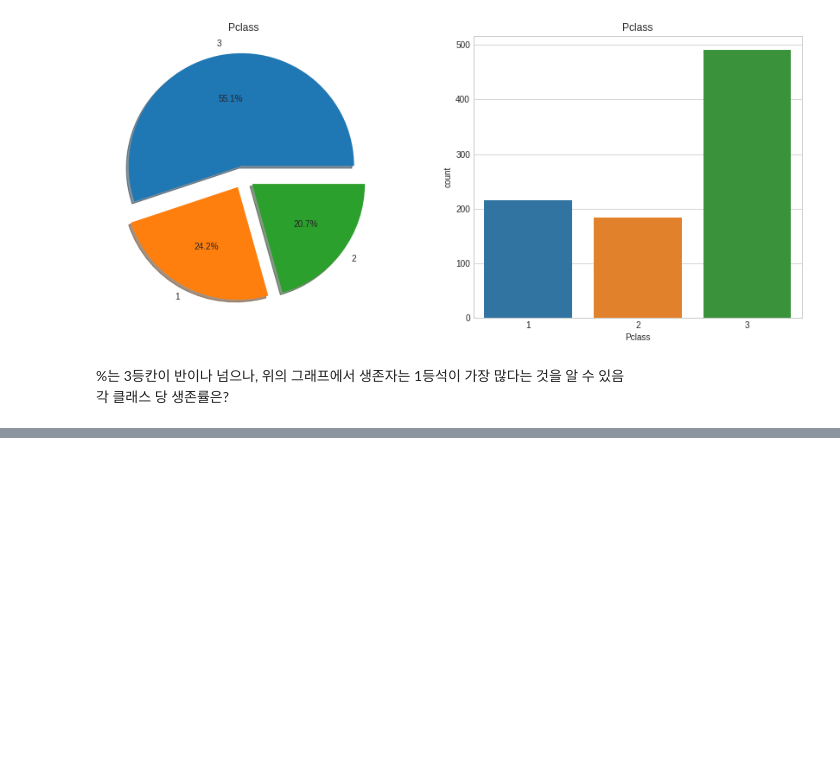
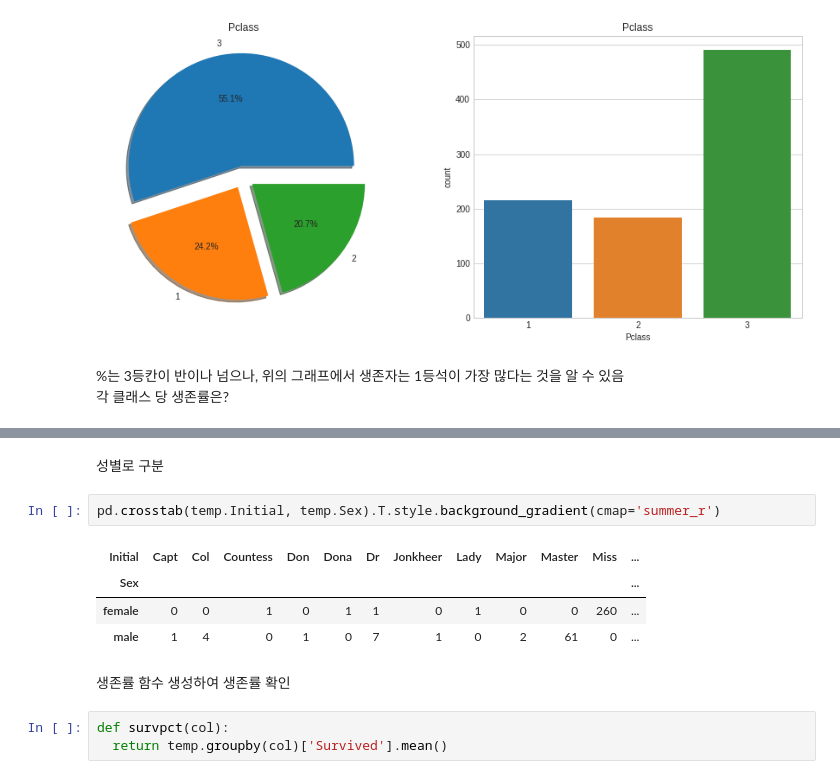
Before and after one commit to wonyoung-ji/statistics, a Jupyter notebook: kaggle/kaggle_titanic.ipynb, the cells around one changed output, grey strips where cells are left out. Cells and saved outputs as stored; diff of their text form; blank space fills up the shorter version.

```diff
--- a/kaggle/kaggle_titanic.ipynb
+++ b/kaggle/kaggle_titanic.ipynb
@@ -534,0 +588,14 @@ piecount('Pclass')
+# %% [markdown]
+성별로 구분
+# %%
+pd.crosstab(temp.Initial, temp.Sex).T.style.background_gradient(cmap='summer_r')
+# %% [output]
+| Initial | Capt | Col | Countess | Don | Dona | Dr | Jonkheer | Lady | Major | Master | Miss | ... |
+| Sex |  |  |  |  |  |  |  |  |  |  |  | ... |
+| female | 0 | 0 | 1 | 0 | 1 | 1 | 0 | 1 | 0 | 0 | 260 | ... |
+| male | 1 | 4 | 0 | 1 | 0 | 7 | 1 | 0 | 2 | 61 | 0 | ... |
+# %% [markdown]
+생존률 함수 생성하여 생존률 확인
+# %%
+def survpct(col):
+  return temp.groupby(col)['Survived'].mean()
```
Also changed, not shown: parts of 31 cells of this notebook.
